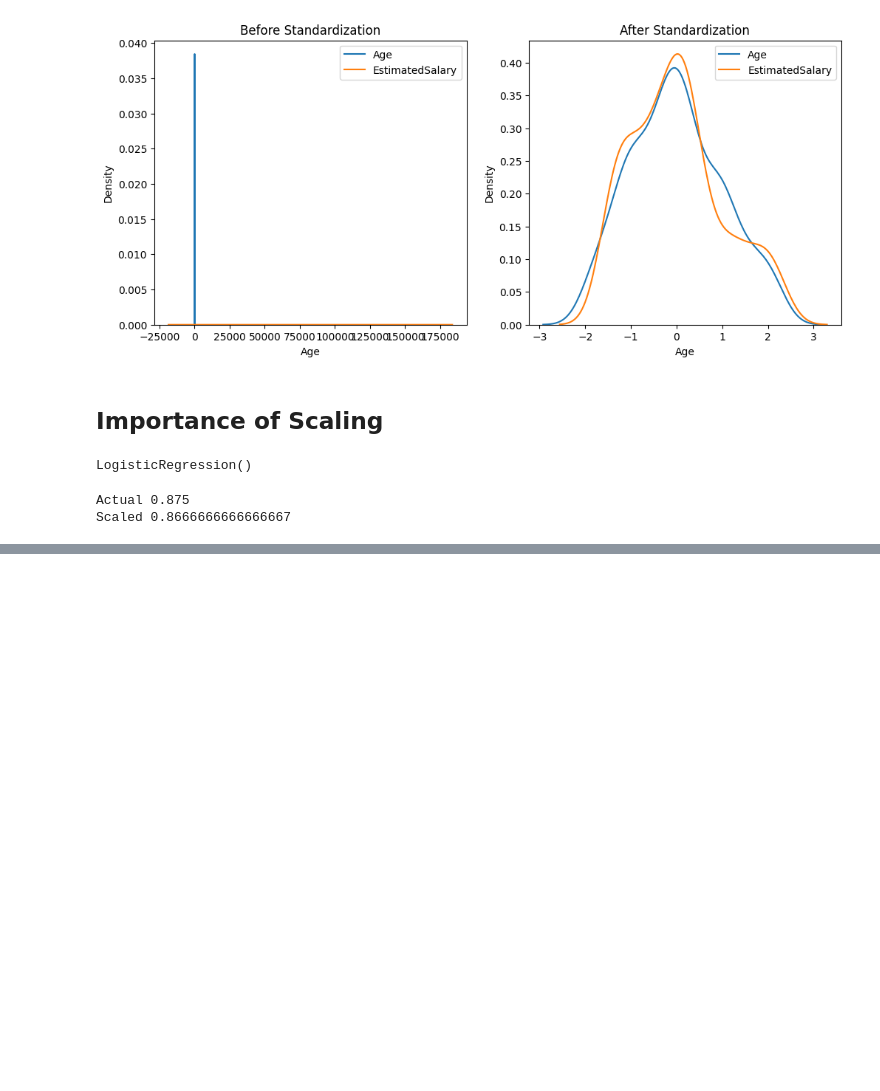
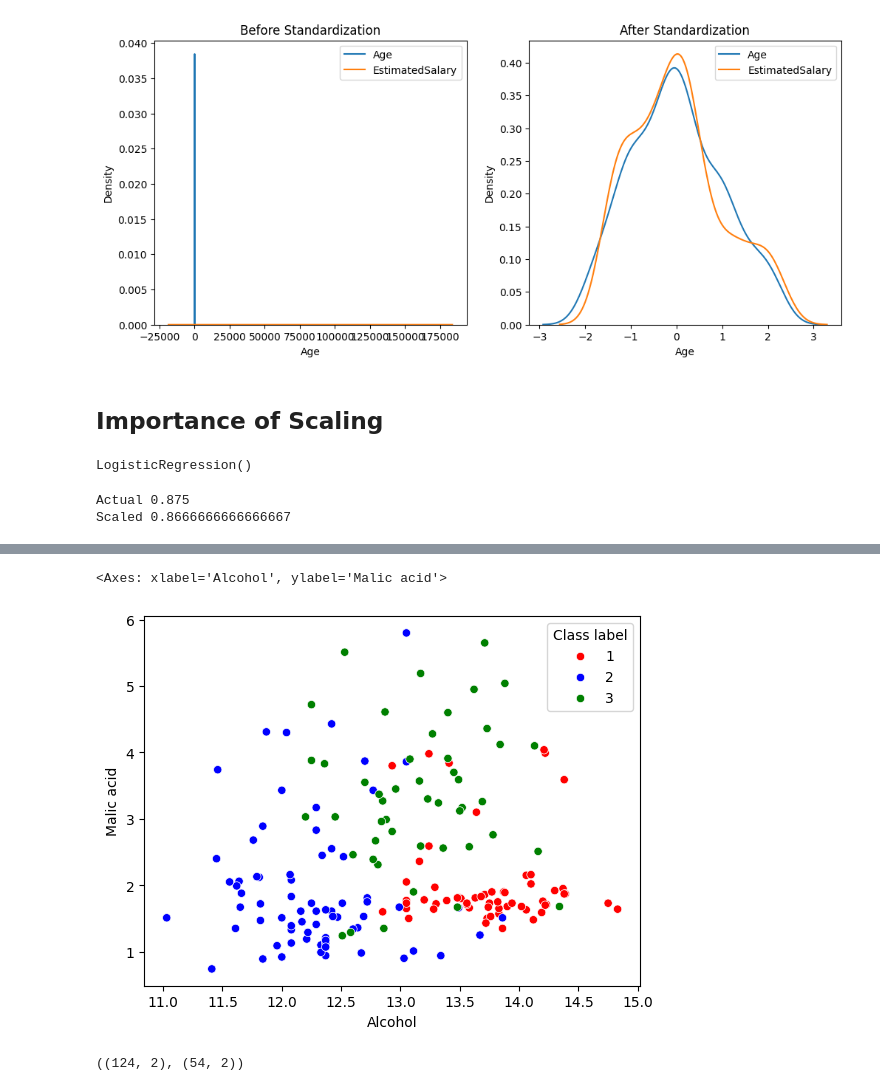
Before and after one commit to tiwariPratyush/ML, a Jupyter notebook: Feature_Engineering/featrue_scaling.ipynb, the cells around one changed output, grey strips where cells are left out. Saved outputs shown, nothing was run; the diff lists cells and outputs as text; code cells hidden in the pictures; blank space fills up the shorter version.

```diff
--- a/Feature_Engineering/featrue_scaling.ipynb
+++ b/Feature_Engineering/featrue_scaling.ipynb
@@ -187,0 +228,6 @@ Scaled 0.8666666666666667
+# %%
+color_dict = {1:'red',2:'blue',3:'green'}
+sns.scatterplot(x='Alcohol',y='Malic acid',data=df,hue='Class label',palette=color_dict)
+# %% [output]
+<Axes: xlabel='Alcohol', ylabel='Malic acid'>
+[figure, added]
@@ -187,0 +237,4 @@ Scaled 0.8666666666666667
+# %%
+X_train.shape,X_test.shape
+# %% [output]
+((124, 2), (54, 2))
```
Also changed, not shown: parts of 15 cells of this notebook, 4 other files.
